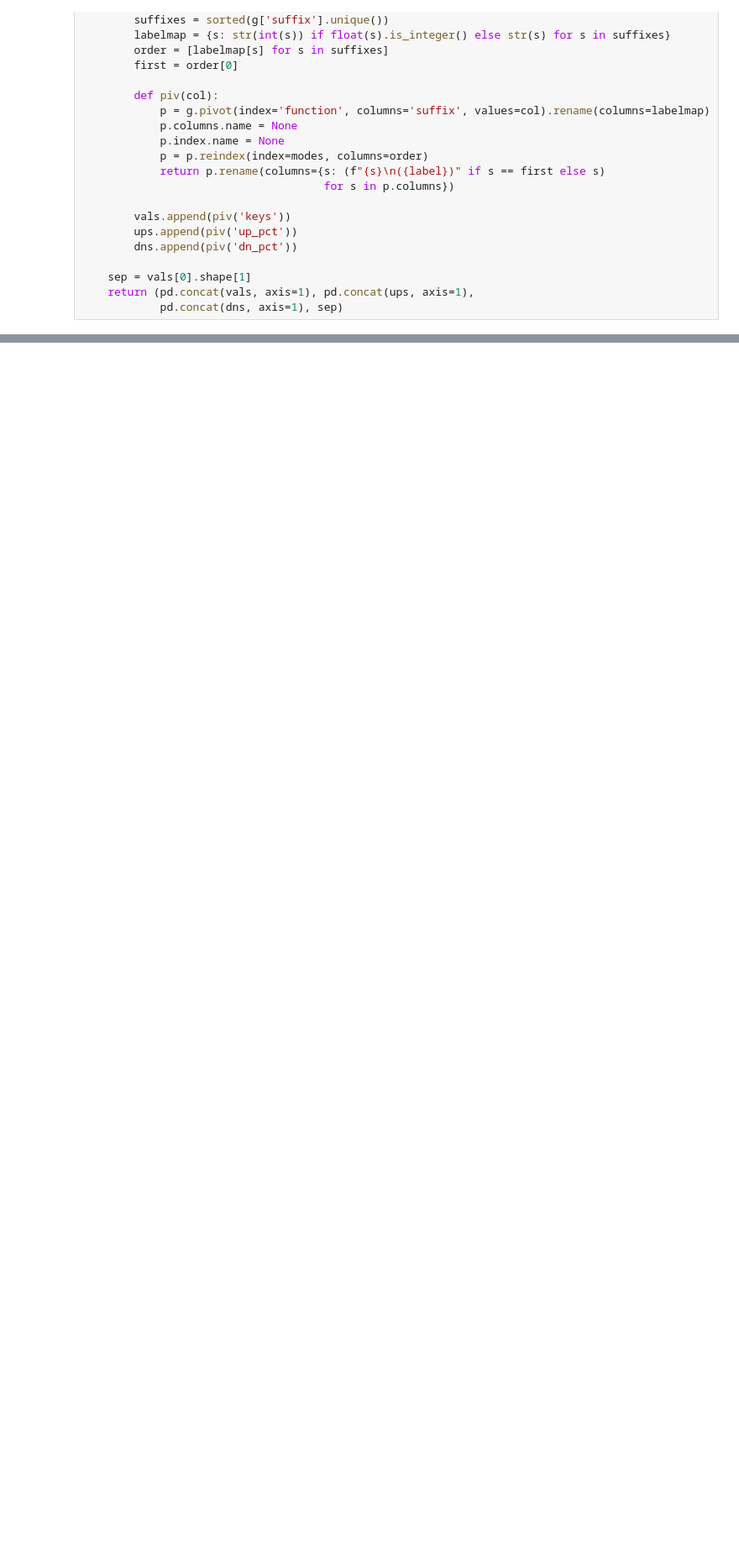
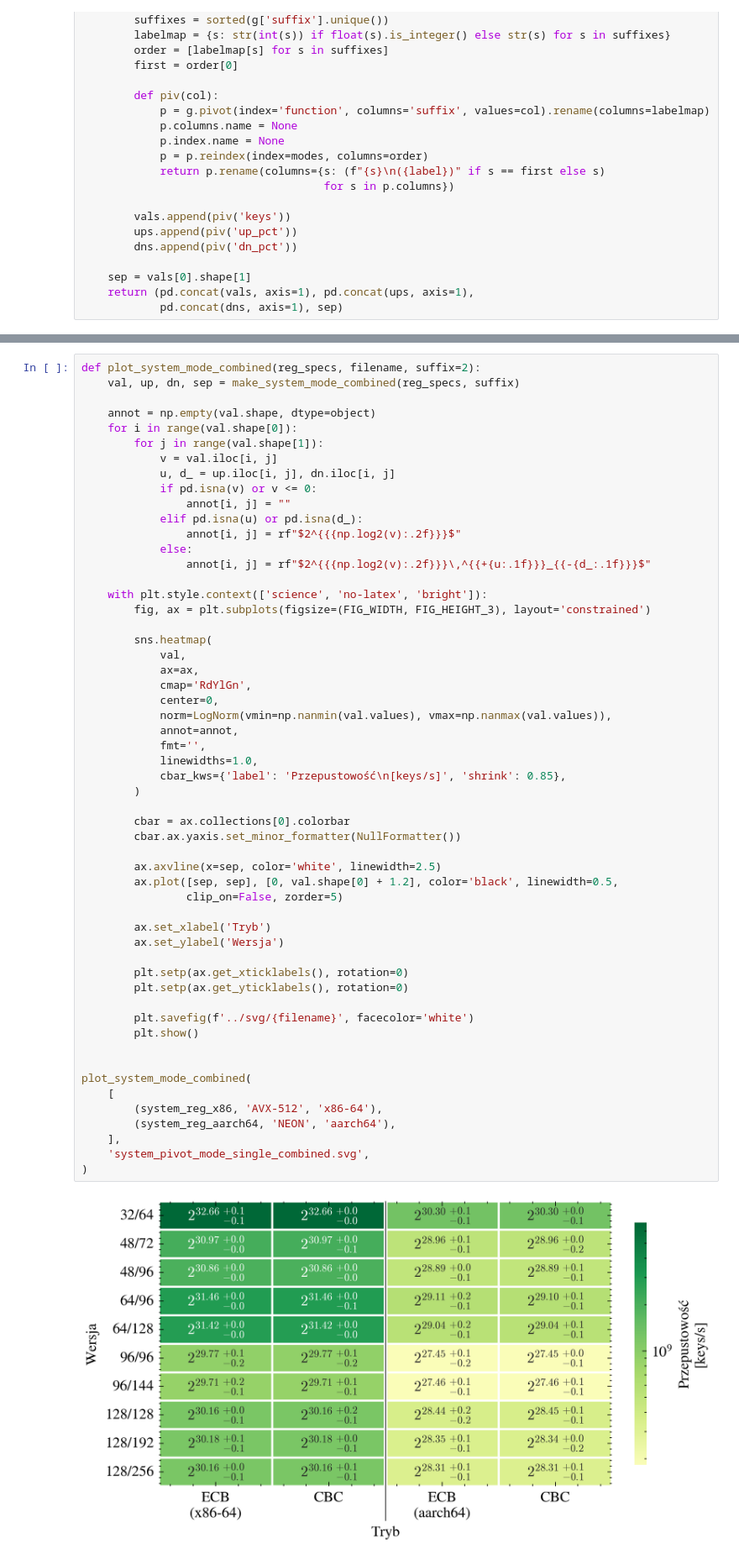
Before and after one commit to jan-chojnacki/SpeckProbe, a Jupyter notebook: analysis/notebooks/criterion.ipynb, the cells around one changed output, grey strips where cells are left out. Shown at 84% size. Drawn from its saved outputs; the diff is of its cells as text; blank space fills up the shorter version.

```diff
--- a/analysis/notebooks/criterion.ipynb
+++ b/analysis/notebooks/criterion.ipynb
@@ -855,0 +809,57 @@ plot_system_mode_combined(
+# %%
+def plot_system_mode_combined(reg_specs, filename, suffix=2):
+    val, up, dn, sep = make_system_mode_combined(reg_specs, suffix)
+
+    annot = np.empty(val.shape, dtype=object)
+    for i in range(val.shape[0]):
+        for j in range(val.shape[1]):
+            v = val.iloc[i, j]
+            u, d_ = up.iloc[i, j], dn.iloc[i, j]
+            if pd.isna(v) or v <= 0:
+                annot[i, j] = ""
+            elif pd.isna(u) or pd.isna(d_):
+                annot[i, j] = rf"$2^{{{np.log2(v):.2f}}}$"
+            else:
+                annot[i, j] = rf"$2^{{{np.log2(v):.2f}}}\,^{{+{u:.1f}}}_{{-{d_:.1f}}}$"
+
+    with plt.style.context(['science', 'no-latex', 'bright']):
+        fig, ax = plt.subplots(figsize=(FIG_WIDTH, FIG_HEIGHT_3), layout='constrained')
+
+        sns.heatmap(
+            val,
+            ax=ax,
+            cmap='RdYlGn',
+            center=0,
+            norm=LogNorm(vmin=np.nanmin(val.values), vmax=np.nanmax(val.values)),
+            annot=annot,
+            fmt='',
+            linewidths=1.0,
+            cbar_kws={'label': 'Przepustowość\n[keys/s]', 'shrink': 0.85},
+        )
+
+        cbar = ax.collections[0].colorbar
+        cbar.ax.yaxis.set_minor_formatter(NullFormatter())
+
+        ax.axvline(x=sep, color='white', linewidth=2.5)
+        ax.plot([sep, sep], [0, val.shape[0] + 1.2], color='black', linewidth=0.5,
+                clip_on=False, zorder=5)
+
+        ax.set_xlabel('Tryb')
+        ax.set_ylabel('Wersja')
+
+        plt.setp(ax.get_xticklabels(), rotation=0)
+        plt.setp(ax.get_yticklabels(), rotation=0)
+
+        plt.savefig(f'../svg/{filename}', facecolor='white')
+        plt.show()
+
+
+plot_system_mode_combined(
+    [
+        (system_reg_x86, 'AVX-512', 'x86-64'),
+        (system_reg_aarch64, 'NEON', 'aarch64'),
+    ],
+    'system_pivot_mode_single_combined.svg',
+)
+# %% [output]
+[figure, added]
```
Also changed, not shown: parts of 6 cells of this notebook.
